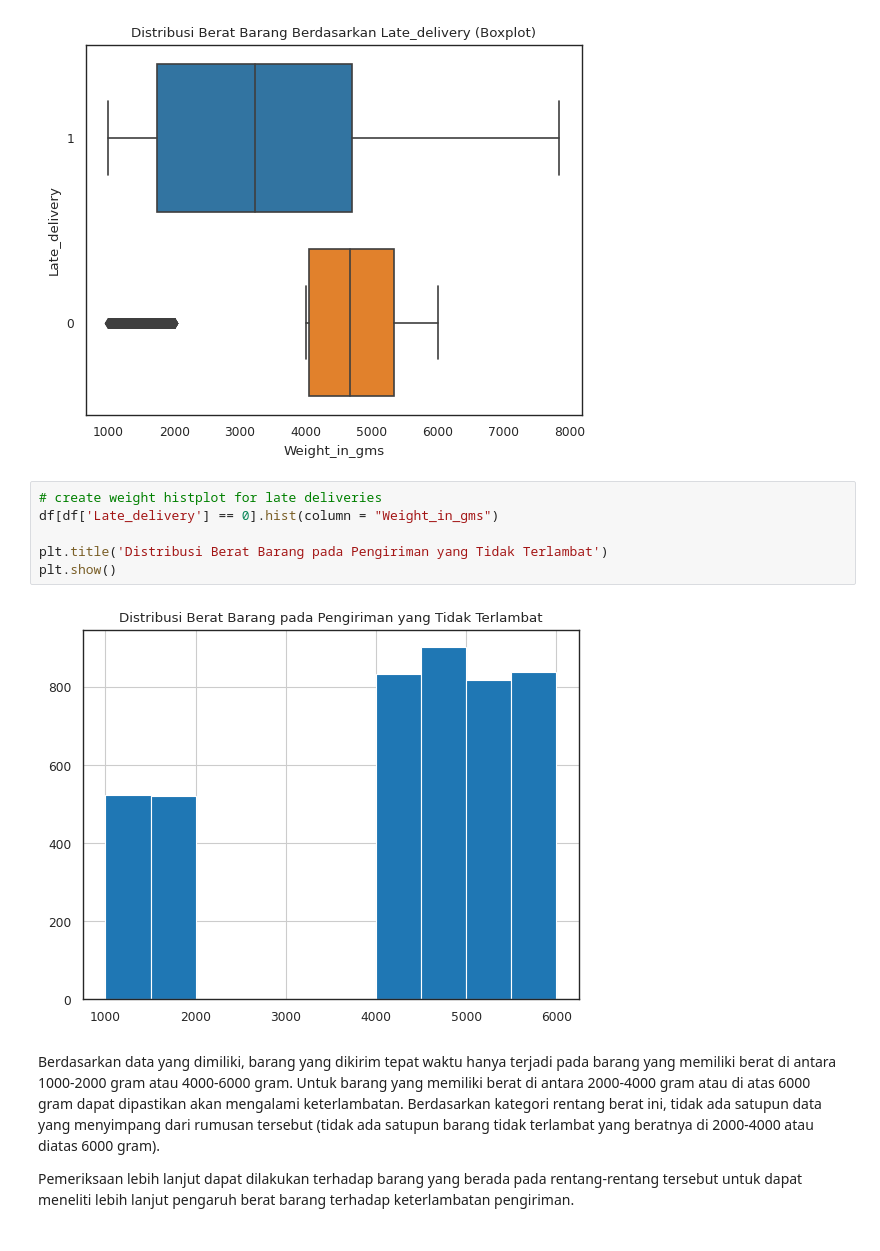
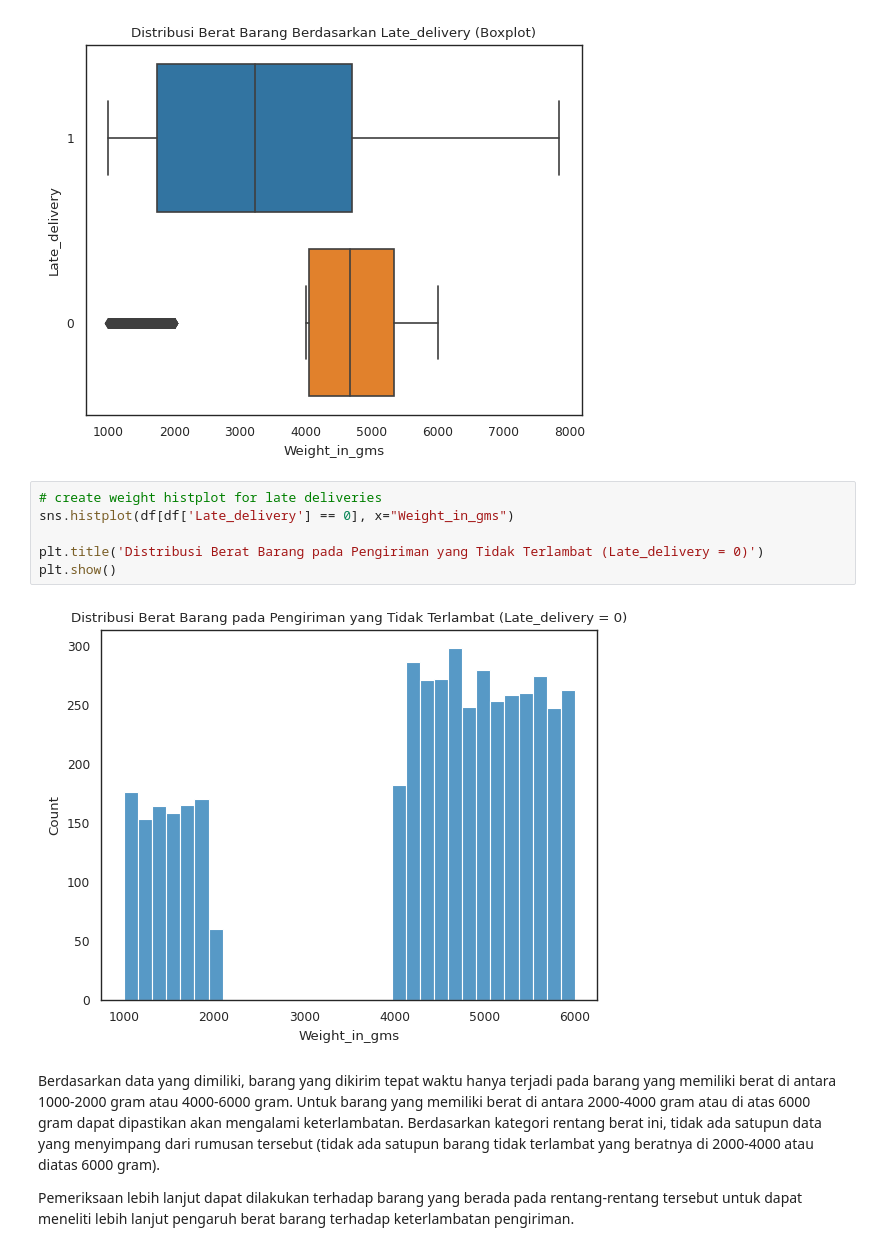
Before and after one commit to uniainiyah/ecommerce-ds, a Jupyter notebook: Final_Project_DS_Rakamin_Batch_31_Kelompok_4_(Cobra).ipynb, the cells around one changed output. Saved outputs shown, nothing was run; the diff lists cells and outputs as text.

Commit message:
changed a cell using hist to seaborn histplot on 1.4

```diff
--- a/Final_Project_DS_Rakamin_Batch_31_Kelompok_4_(Cobra).ipynb
+++ b/Final_Project_DS_Rakamin_Batch_31_Kelompok_4_(Cobra).ipynb
@@ -316,12 +316,12 @@ plt.show()
 [figure]
 # %%
 # create weight histplot for late deliveries
-df[df['Late_delivery'] == 0].hist(column = "Weight_in_gms")
+sns.histplot(df[df['Late_delivery'] == 0], x="Weight_in_gms")
 
-plt.title('Distribusi Berat Barang pada Pengiriman yang Tidak Terlambat')
+plt.title('Distribusi Berat Barang pada Pengiriman yang Tidak Terlambat (Late_delivery = 0)')
 plt.show()
 # %% [output]
-[figure, old version]
+[figure, new version]
 # %% [markdown]
 Berdasarkan data yang dimiliki, barang yang dikirim tepat waktu hanya terjadi pada barang yang memiliki berat di antara 1000-2000 gram atau 4000-6000 gram. Untuk barang yang memiliki berat di antara 2000-4000 gram atau di atas 6000 gram dapat dipastikan akan mengalami keterlambatan. Berdasarkan kategori rentang berat ini, tidak ada satupun data yang menyimpang dari rumusan tersebut (tidak ada satupun barang tidak terlambat yang beratnya di 2000-4000 atau diatas 6000 gram).
 
```
